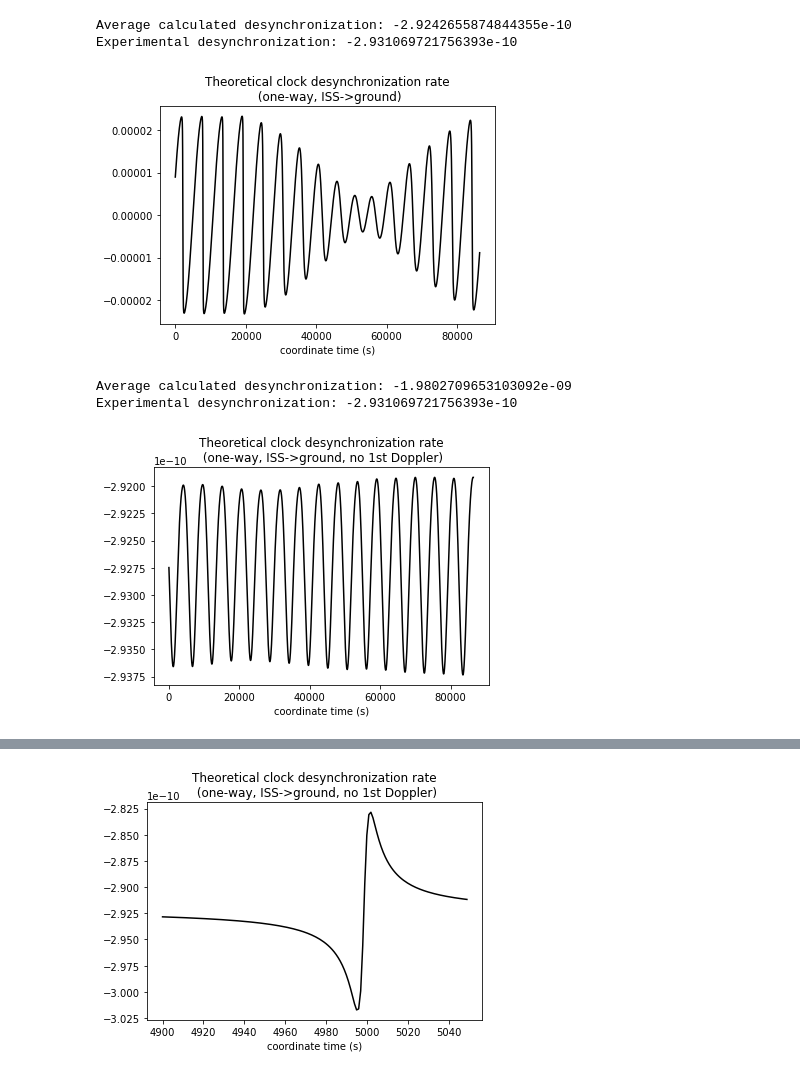
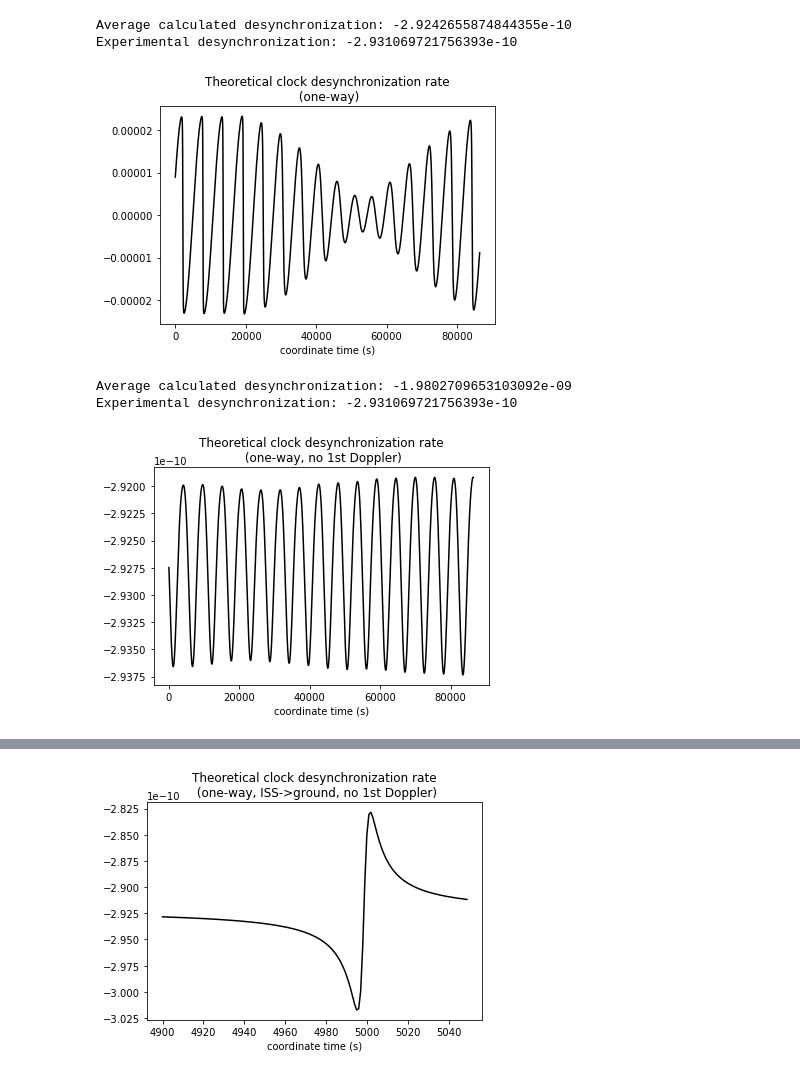
Before and after one commit to kalaydzhyan/dark-matter-codes, a Jupyter notebook: relativistic_test.ipynb, the cells around one changed output, grey strips where cells are left out. Cells and saved outputs as stored; diff of their text form; code cells hidden in the pictures.

```diff
--- a/relativistic_test.ipynb
+++ b/relativistic_test.ipynb
@@ -18,6 +18,8 @@ wE = 7.292e-5
 """ Collecting delays """
 
 dataset_number = 0
+carrier_code = "ca"      # ["ca", "co"]
+frequency_n = "3"        # ["1", "2", "3"], where "1": GS -> ISS; "2" and "3": ISS -> GS
 
 current_path = !pwd
 directories = glob.glob(current_path[0] + '/v4.3.2_mb_53896_53907/gs999/*')
@@ -32,7 +34,7 @@ mjd = re.search('%s(.*)%s' % ('mjd','\.'), directories[dataset_number]).group(1)
 path = directories[dataset_number] + '/theo/'
 #path = current_path[0] + '/v4.3.2_mb_53896_53907/gs999/mjd53897.220682_ch1/theo/'
 
-filename = 'v4.3.2_theo_f2_ca.dat'
+filename = 'v4.3.2_theo_f' + frequency_n + '_' + carrier_code + '.dat'
 data = pd.read_csv(path + filename, delim_whitespace = True, skiprows=1, \
                    names=['time.tag','MJD', 'coord.time', 'prop.time','PToF','geometric.ToF','shapiro','tropo.delay',\
                           'iono.1/f^2', 'iono.1/f^3', 'STEC', 'desynchronisation', 'rangeX', 'rangeY', 'rangeZ', \
@@ -105,6 +107,7 @@ plt.tight_layout(h_pad=2.0)
 # %%
 data['test'] = data['geometric.ToF'] + data['tropo.delay'] + data['iono.1/f^2'] + data['iono.1/f^3'] \
-               + data['PToF'] - 1e-3
+               + data['PToF'] + 1e-3*(-1 if frequency_n=="1" else 1)
+""" This additional +/- 1ms doesn't really matter, because we'll take a derivative"""
 
 fig, ax = plt.subplots()
 plt.plot(data['coord.time'], data['test'], c = 'k')
@@ -209,7 +212,7 @@ relativistic_array = [relativistic_effect(i) for i in range(gs_orbit.shape[0])]
 fig, ax = plt.subplots()
 plt.plot(gs_orbit['coord.time'], relativistic_array, c = 'k')
 plt.xlabel('coordinate time (s)')
-plt.title('Theoretical clock desynchronization rate\n (one-way, ISS->ground)')
+plt.title('Theoretical clock desynchronization rate\n (one-way)')
 plt.show()
 
 # periodicity should be about 5520 s due to the 92 min ISS revolution period
@@ -217,32 +220,32 @@ plt.show()
 print 'Average calculated desynchronization: ' + str(np.mean(relativistic_array))
 print 'Experimental desynchronization: ' + str((data['test'][-1]-data['test'][0])/(data['prop.time'][-1]-data['prop.time'][0]))
 # %% [output]
-[figure, old version]
+[figure, new version]
 Average calculated desynchronization: -1.9802709653103092e-09
 Experimental desynchronization: -2.931069721756393e-10
 # %%
 """ One-way relativistic effect without 1st order Doppler, precision 1e-13 """
 
-def relativistic_effect(i):
+def relativistic_effect_c_square(i):
     assert gs_orbit.shape == iss_orbit.shape
     potential_difference = GM*(1/np.linalg.norm(position(gs_orbit, i)) - 1/np.linalg.norm(position(iss_orbit, i)))/(phco.c**2)
     second_doppler = +.5*(np.linalg.norm(velocity(gs_orbit, i))**2 - np.linalg.norm(velocity(iss_orbit, i))**2)/(phco.c**2)
     first_doppler_iss = np.dot(unit_vector(position(gs_orbit, i)-position(iss_orbit, i)), velocity(iss_orbit, i))/phco.c
     first_doppler_gs = np.dot(unit_vector(position(gs_orbit, i)-position(iss_orbit, i)), velocity(gs_orbit, i))/phco.c
     return potential_difference + second_doppler
 
-relativistic_array = [relativistic_effect(i) for i in range(gs_orbit.shape[0])]
+relativistic_array_c_square = [relativistic_effect_c_square(i) for i in range(gs_orbit.shape[0])]
 
 fig, ax = plt.subplots()
-plt.plot(gs_orbit['coord.time'], relativistic_array, c = 'k')
+plt.plot(gs_orbit['coord.time'], relativistic_array_c_square, c = 'k')
 plt.xlabel('coordinate time (s)')
-plt.title('Theoretical clock desynchronization rate\n (one-way, ISS->ground, no 1st Doppler)')
+plt.title('Theoretical clock desynchronization rate\n (one-way, no 1st Doppler)')
 plt.show()
 
 # periodicity should be about 5520 s due to the 92 min ISS revolution period
 
-print 'Average calculated desynchronization: ' + str(np.mean(relativistic_array))
+print 'Average calculated desynchronization: ' + str(np.mean(relativistic_array_c_square))
 print 'Experimental desynchronization: ' + str((data['test'][-1]-data['test'][0])/(data['prop.time'][-1]-data['prop.time'][0]))
 # %% [output]
-[figure, old version]
+[figure, new version]
 Average calculated desynchronization: -2.9273595650968675e-10
```
Also changed, not shown: parts of 8 cells of this notebook, 4 other files.
